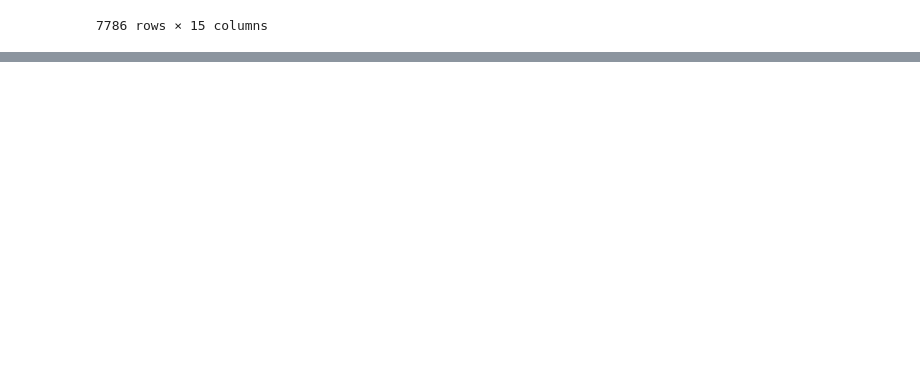
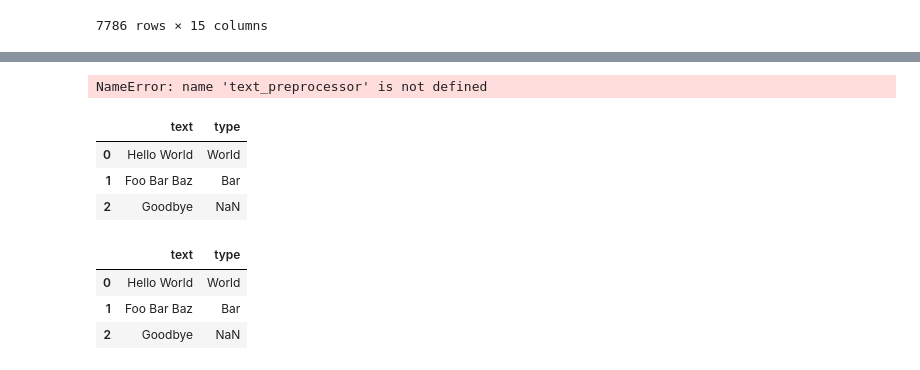
Before and after one commit to Thang1703hrsh/TMSDjango, a Jupyter notebook: temporary/req_stockout.ipynb, the cells around one changed output, grey strips where cells are left out. Saved outputs shown, nothing was run; the diff lists cells and outputs as text; code cells hidden in the pictures; blank space fills up the shorter version.

```diff
--- a/temporary/req_stockout.ipynb
+++ b/temporary/req_stockout.ipynb
@@ -276,2 +322,29 @@ dfReqStockoutTotal
 # %%
 dfReqStockoutTotal.to_excel('../dataDA/get_req_stockout.xlsx')
+# %%
+preprocessing_pipeline = make_pipeline(
+    FunctionTransformer(text_preprocessor, validate=False),
+    TfidfVectorizer(analyzer='word', min_df=0)
+)
+# %% [output]
+NameError: name 'text_preprocessor' is not defined
+# %%
+df = pd.DataFrame(["Hello World", "Foo Bar Baz", "Goodbye"], columns=["text"])
+# type = pd.Series(df.text.values.flatten())
+pattern = "(World|Bar)"
+a = df['text'].str.extract(pattern)
+df['type'] = a
+df
+# %% [output]
+|  | text | type |
+| 0 | Hello World | World |
+| 1 | Foo Bar Baz | Bar |
+| 2 | Goodbye | NaN |
+# %%
+df['type'] = a
+df
+# %% [output]
+|  | text | type |
+| 0 | Hello World | World |
+| 1 | Foo Bar Baz | Bar |
+| 2 | Goodbye | NaN |
```
Also changed, not shown: parts of 6 cells of this notebook, 7 other files.
